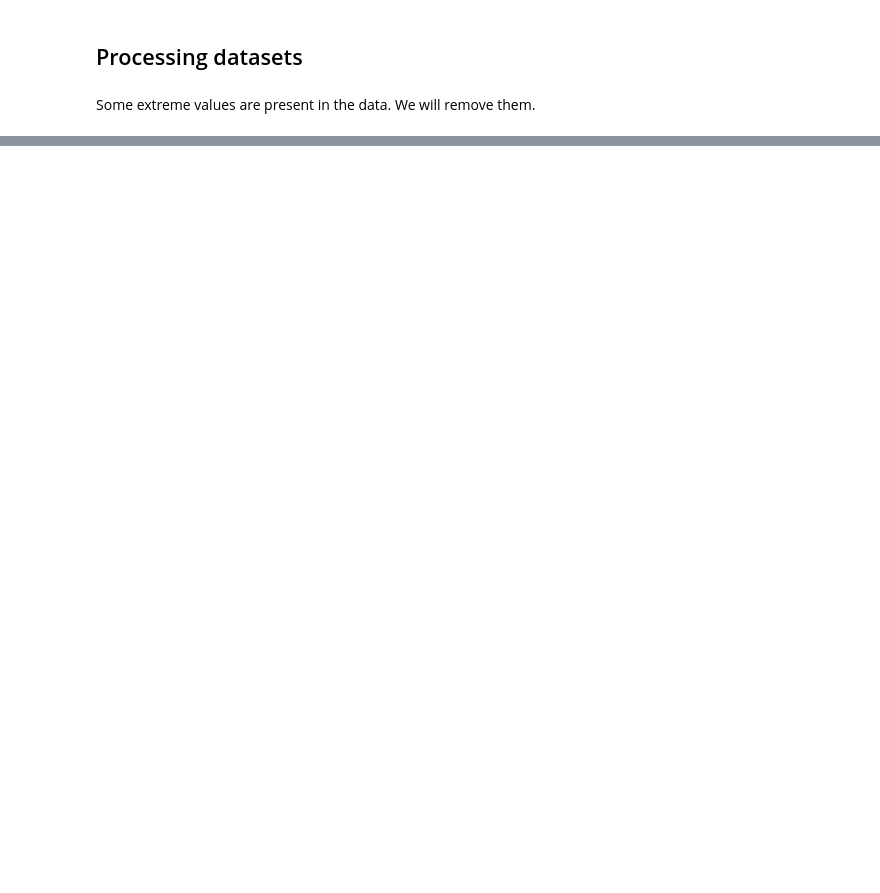
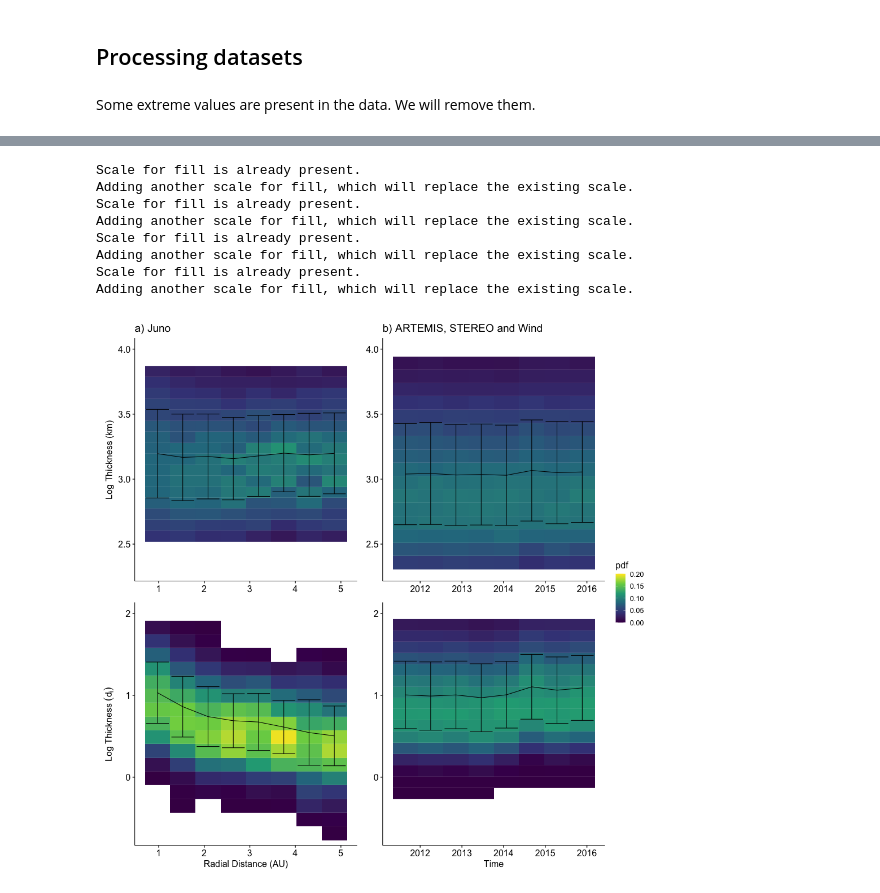
Before and after one commit to Beforerr/ids_spatial_evolution_juno, a Jupyter notebook: notebooks/04_properties.ipynb, the cells around one changed output, grey strips where cells are left out. Saved outputs shown, nothing was run; the diff lists cells and outputs as text; code cells hidden in the pictures; blank space fills up the shorter version.

```diff
--- a/notebooks/04_properties.ipynb
+++ b/notebooks/04_properties.ipynb
@@ -119,3 +161,52 @@ JNO_events_l1 = JNO_events_l1.filter(
+# %%
+%%R -w 350 -h 350 -u mm
+x_col <- "radial_distance"
+y_bins <- 16
+add_mode <- FALSE
+
+## Panel 01
+y_col <- "L_k_fit"
+y_lim_L <- c(200, 10000)
+
+y_lim <- y_lim_L
+ylab <- y_lab_L
+p <- plot_binned_data(jno_df, x_col = x_col, y_col = y_col, x_bins = 8, y_bins = y_bins, y_lim = y_lim, log_y = TRUE, add_mode=add_mode)
+p1 <- p + labs(x = NULL, y= ylab) + ggtitle(p1title)
+
+## Panel 02
+y_col <- "L_k_fit_norm"
+y_lim_L_norm <- c(0.2, 100)
+
+y_lim <- y_lim_L_norm
+ylab <- y_lab_L_norm
+p <- plot_binned_data(jno_df, x_col = x_col, y_col = y_col, x_bins = 8, y_bins = y_bins, y_lim = y_lim, log_y = TRUE, add_mode=add_mode)
+p2 <- p + labs(x = x_lab_r, y= ylab)
+
+## Panel 03
+x_col <- "time"
+y_col <- "L_k_fit"
+y_lim <- y_lim_L
+p <- plot_binned_data(other_events, x_col = x_col, y_col = y_col, x_bins = 8, y_bins = y_bins, y_lim = y_lim, log_y = TRUE, add_mode=add_mode)
+p3 <- p + labs(x = NULL, y= NULL) + ggtitle(p2title)
+
+## Panel 04
+y_col <- "L_k_fit_norm"
+y_lim <- y_lim_L_norm
+p <- plot_binned_data(other_events, x_col = x_col, y_col = y_col, x_bins = 8, y_bins = y_bins, y_lim = y_lim, log_y = TRUE, add_mode=add_mode)
+p4 <- p + labs(x = x_lab_t, y= NULL)
+
+(p1 + p2 + p3 + p4) + layout & scale_fill_viridis_c(limits = c(0, 0.20), name="pdf")
+# save_plot("new/current/current_k_N1_r_dist")
+# %% [output]
+Scale for fill is already present.
+Adding another scale for fill, which will replace the existing scale.
+Scale for fill is already present.
+Adding another scale for fill, which will replace the existing scale.
+Scale for fill is already present.
+Adding another scale for fill, which will replace the existing scale.
+Scale for fill is already present.
+Adding another scale for fill, which will replace the existing scale.
+[figure, added]
 # %%
 %%R
 x_col <- "radial_distance"
```
Also changed, not shown: parts of 15 cells of this notebook, 10 other files.
